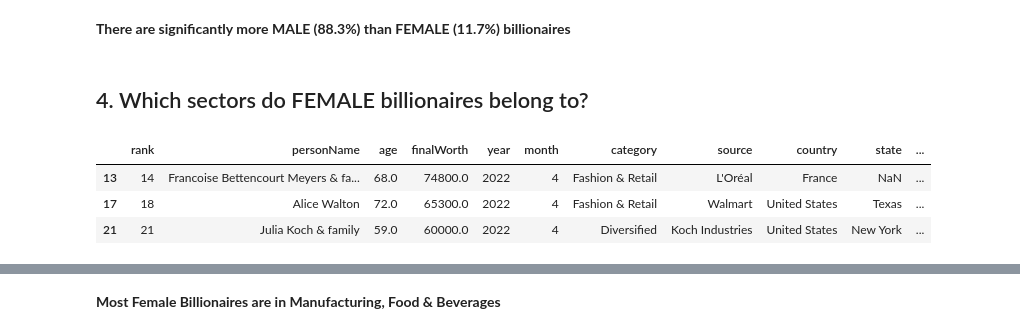
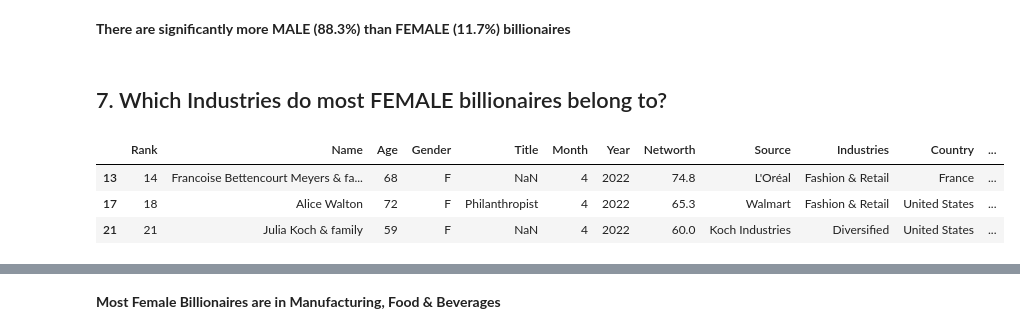
Before and after one commit to regan-mu/2022-forbes-billionaires-Analysis, a Jupyter notebook: Forbes 2022 Billionaire List EDA.ipynb, the cells around one changed output, grey strips where cells are left out. Saved outputs shown, nothing was run; the diff lists cells and outputs as text; code cells hidden in the pictures.

```diff
--- a/Forbes 2022 Billionaire List EDA.ipynb
+++ b/Forbes 2022 Billionaire List EDA.ipynb
@@ -16,5 +117,5 @@ pd.options.display.max_columns = 22
 # %%
 # Load the the Data
-df = pd.read_csv("forbes_2022_billionaires.csv",parse_dates=["birthDate"])
+df = pd.read_csv("forbes_billionaires_2022.csv")
 df.head(3)
 # %% [output]
@@ -49,0 +169,6 @@ dtype: int64
+# %%
+## Lets just replace rows with zero in the Age column with NaN
+df["Age"] = df["Age"].apply(lambda x: np.nan if x == 0 else x)
+# %%
+# Clean up the Networth column and convert it to a numeric data type
+df["Networth"] = df["Networth"].apply(lambda x: float(x.split(" ")[0].replace("$", "").strip()))
@@ -175,15 +354,15 @@ fig.show()
 # %% [markdown]
 **There are significantly more MALE (88.3%) than FEMALE (11.7%) billionaires**
 # %% [markdown]
-## 4. Which sectors do FEMALE billionaires belong to?
+## 7. Which Industries do most FEMALE billionaires belong to?
 # %%
 # Select rows with gender female
-female = df[df["gender"] == "F"]
+female = df[df["Gender"] == "F"]
 female.head(3)
 # %% [output]
-|  | rank | personName | age | finalWorth | year | month | category | source | country | state | ... |
-| 13 | 14 | Francoise Bettencourt Meyers & fa... | 68.0 | 74800.0 | 2022 | 4 | Fashion & Retail | L'Oréal | France | NaN | ... |
-| 17 | 18 | Alice Walton | 72.0 | 65300.0 | 2022 | 4 | Fashion & Retail | Walmart | United States | Texas | ... |
-| 21 | 21 | Julia Koch & family | 59.0 | 60000.0 | 2022 | 4 | Diversified | Koch Industries | United States | New York | ... |
+|  | Rank | Name | Age | Gender | Title | Month | Year | Networth | Source | Industries | Country | ... |
+| 13 | 14 | Francoise Bettencourt Meyers & fa... | 68 | F | NaN | 4 | 2022 | 74.8 | L'Oréal | Fashion & Retail | France | ... |
+| 17 | 18 | Alice Walton | 72 | F | Philanthropist | 4 | 2022 | 65.3 | Walmart | Fashion & Retail | United States | ... |
+| 21 | 21 | Julia Koch & family | 59 | F | NaN | 4 | 2022 | 60.0 | Koch Industries | Diversified | United States | ... |
 # %%
 # Group the Data for female billionaires by category
```
Also changed, not shown: parts of 49 cells of this notebook, 2 other files.
